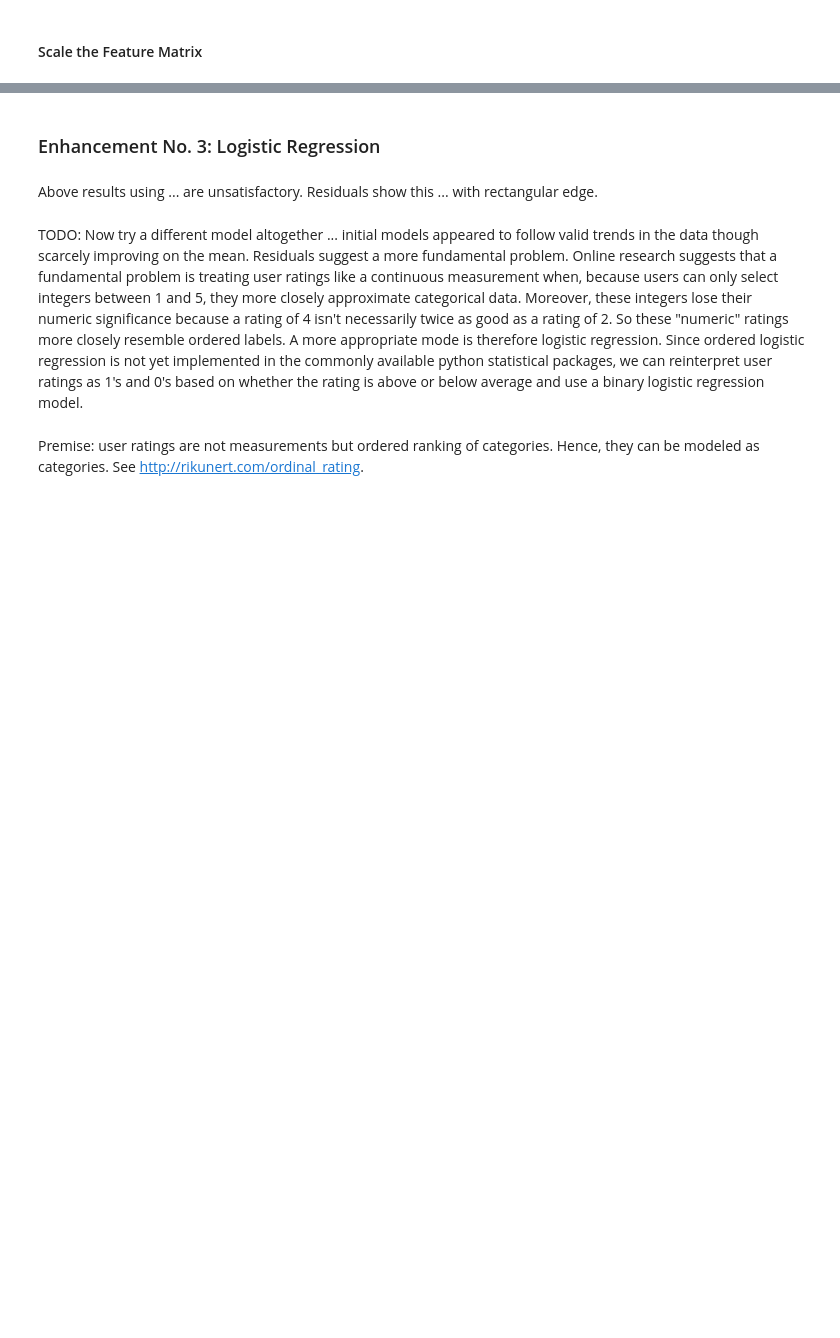
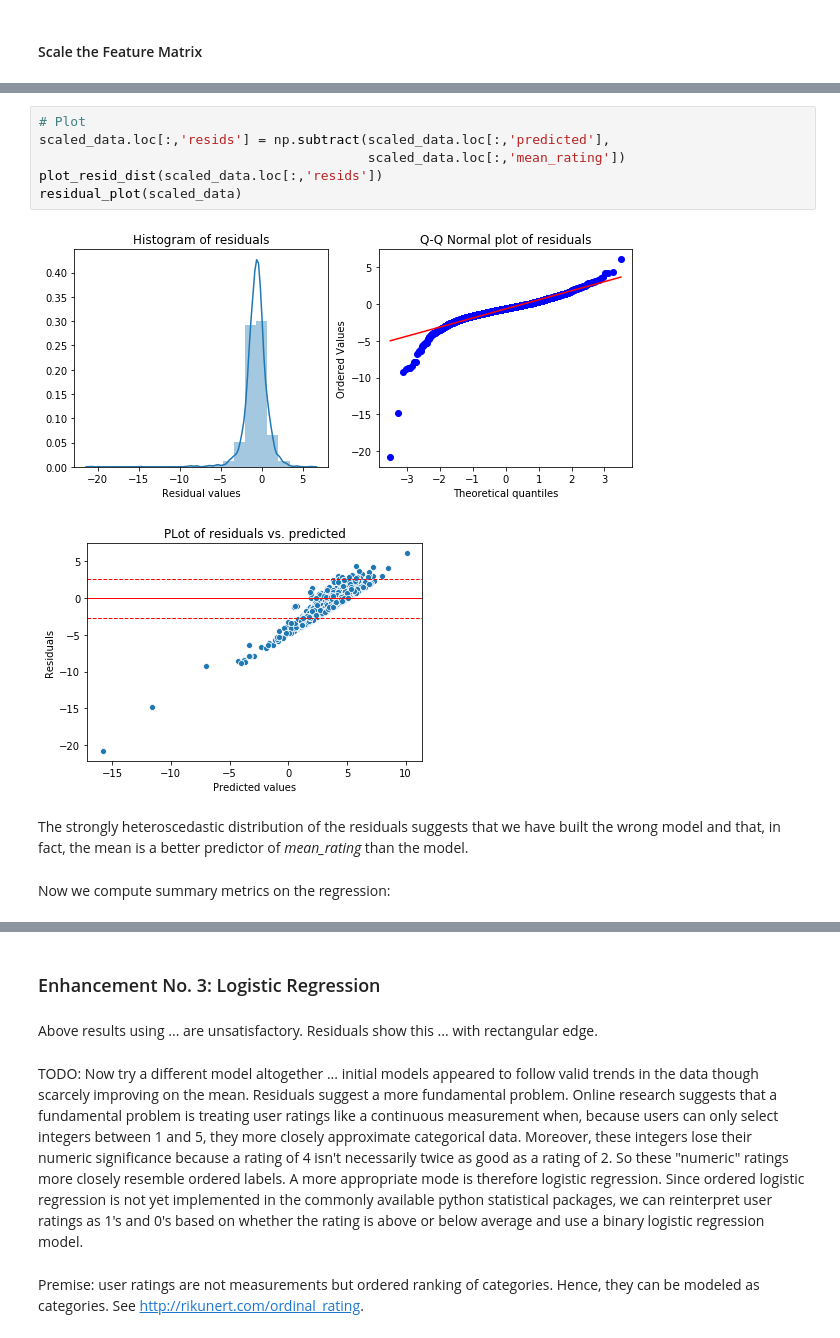
Before and after one commit to pelorenz/data-science-410, a Jupyter notebook: PeterLorenz-M03.ipynb, the cells around one changed output, grey strips where cells are left out. Drawn from its saved outputs; the diff is of its cells as text; blank space fills up the shorter version.

```diff
--- a/PeterLorenz-M03.ipynb
+++ b/PeterLorenz-M03.ipynb
@@ -571,0 +795,13 @@ Note that the matrix has an abundance of features, including a large number of c
+# %%
+# Plot
+scaled_data.loc[:,'resids'] = np.subtract(scaled_data.loc[:,'predicted'],
+                                          scaled_data.loc[:,'mean_rating'])
+plot_resid_dist(scaled_data.loc[:,'resids'])
+residual_plot(scaled_data)
+# %% [output]
+[figure, added]
+[figure, added]
+# %% [markdown]
+The strongly heteroscedastic distribution of the residuals suggests that we have built the wrong model and that, in fact, the mean is a better predictor of *mean_rating* than the model.
+# %% [markdown]
+Now we compute summary metrics on the regression:
```
Also changed, not shown: parts of 26 cells of this notebook.
